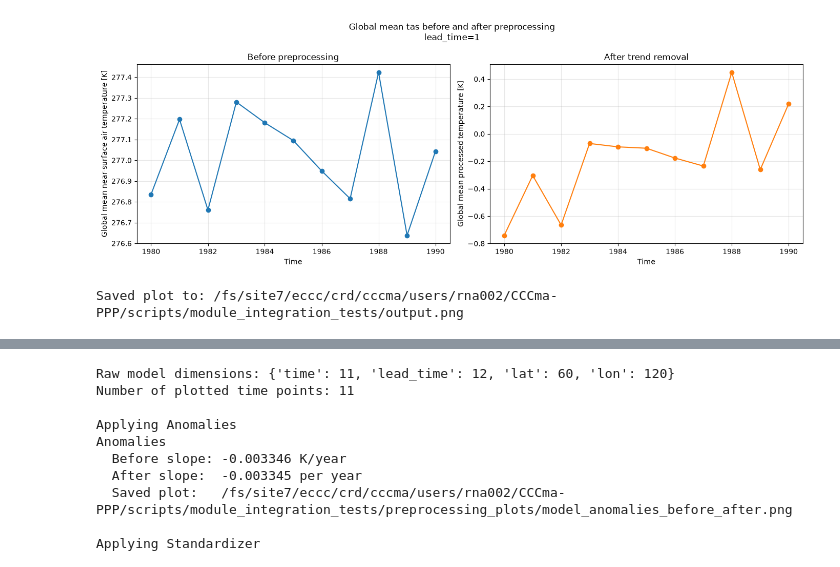
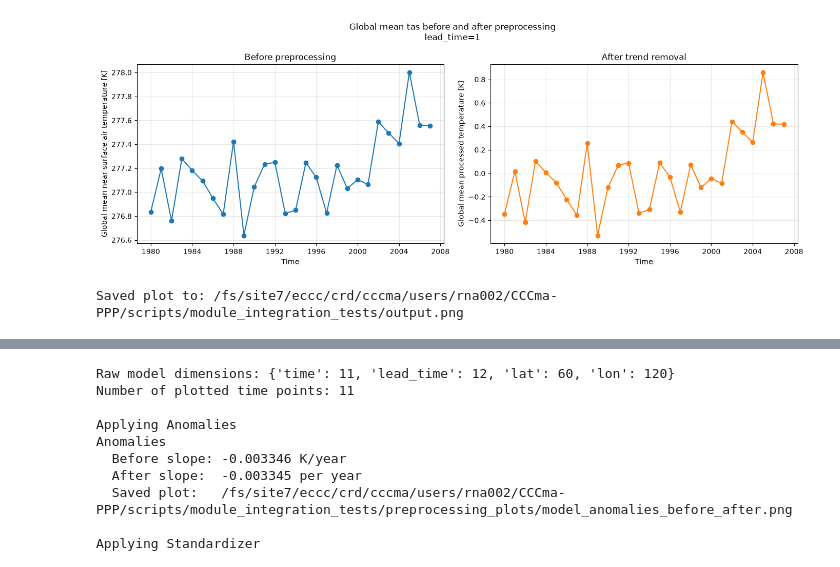
Before and after one commit to ParsaGooya/CCCma-PPP, a Jupyter notebook: scripts/module_integration_tests/test.ipynb, the cells around one changed output, grey strips where cells are left out. Drawn from its saved outputs; the diff is of its cells as text; code cells hidden in the pictures.

```diff
--- a/scripts/module_integration_tests/test.ipynb
+++ b/scripts/module_integration_tests/test.ipynb
@@ -29,7 +29,7 @@ model = xr.open_mfdataset(
 if "year" in model.dims:
     model = model.rename({"year": "time"})
 
-model = model[["tas"]].sel(time=slice("1980", "1990"))
+model = model[["tas"]].sel(time=slice("1980", "2007"))
 
 processed = pipeline.transform(model.copy())
 
@@ -67,32 +67,32 @@ axes[0].grid(True, alpha=0.3)
 after.plot(
     ax=axes[1],
     color="tab:orange",
     marker="o",
 )
 
 axes[1].set_title("After trend removal")
 axes[1].set_xlabel("Time")
 axes[1].set_ylabel("Global mean processed temperature [K]")
 axes[1].grid(True, alpha=0.3)
 
 fig.suptitle(f"Global mean tas before and after preprocessing\nlead_time={lead_time}")
 
 fig.tight_layout()
 
 OUTPUT_PATH.parent.mkdir(
     parents=True,
     exist_ok=True,
 )
 
 fig.savefig(
     OUTPUT_PATH,
     dpi=150,
     bbox_inches="tight",
 )
 
 plt.show()
 
 print(f"Saved plot to: {OUTPUT_PATH.resolve()}")
 # %% [output]
-[figure, old version]
+[figure, new version]
 Saved plot to: /fs/site7/eccc/crd/cccma/users/rna002/CCCma-PPP/scripts/module_integration_tests/output.png
```
Also changed, not shown: parts of 3 cells of this notebook, 11 other files.
